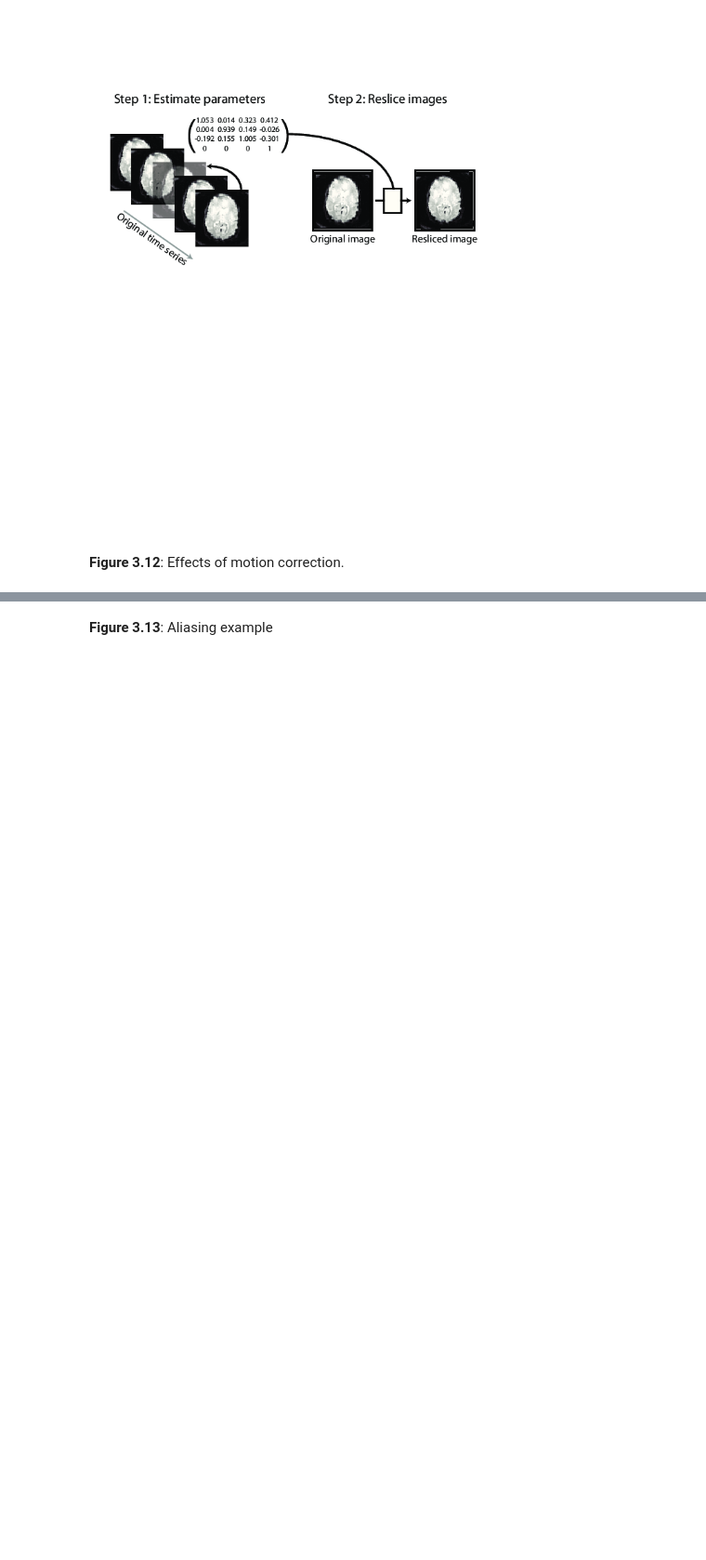
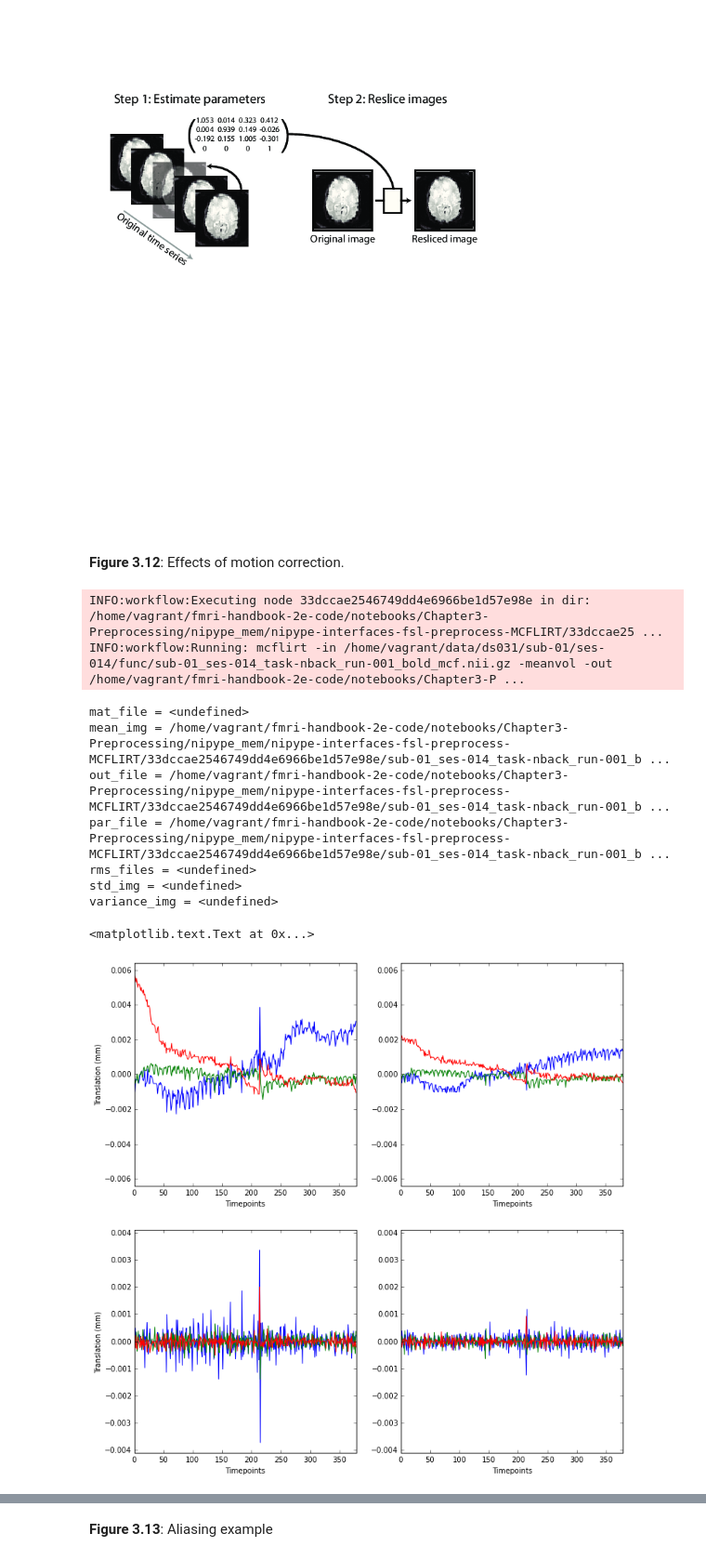
Before and after one commit to poldrack/fmri-handbook-2e-code, a Jupyter notebook: notebooks/Chapter3-Preprocessing/Chapter3-Preprocessing.ipynb, the cells around one changed output, grey strips where cells are left out. Shown at 93% size. Drawn from its saved outputs; the diff is of its cells as text; code cells hidden in the pictures; blank space fills up the shorter version.

```diff
--- a/notebooks/Chapter3-Preprocessing/Chapter3-Preprocessing.ipynb
+++ b/notebooks/Chapter3-Preprocessing/Chapter3-Preprocessing.ipynb
@@ -185,38 +170,50 @@ __Figure 3.12__: Effects of motion correction.
 # %%
 # First need to rerun motion correction on the already-corrected data
 mcflirt_rerun = mem.cache(fsl.MCFLIRT)
-mcflirt_results = mcflirt_rerun(in_file=data['func_motcorr'],
+mcflirt_results = mcflirt_rerun(in_file=config.data['func_mcf'],
                           save_plots=True,
                           mean_vol=True)
 print mcflirt_results.outputs
-motion_params_orig=numpy.loadtxt(data['motionpar'])
+motion_params_orig=numpy.loadtxt(config.data['motionpar'])
 motion_params_rerun=numpy.loadtxt(mcflirt_results.outputs.par_file)
 disp_orig=motion_params_orig[1:,:3]-motion_params_orig[:-1,:3]
 disp_rerun=motion_params_rerun[1:,:3]-motion_params_rerun[:-1,:3]
 
 plt.figure(figsize=(12,12))
 plt.subplot(2,2,1)
 plt.plot(motion_params_orig[:,:3])
 maxabsmot=numpy.max(numpy.abs(motion_params_orig[:,:3]))
 plt.axis([0,motion_params_orig.shape[0],-1.1*maxabsmot,1.1*maxabsmot])
 plt.xlabel('Timepoints')
 plt.ylabel('Translation (mm)')
 
 plt.subplot(2,2,2)
 plt.plot(motion_params_rerun[:,:3])
 plt.axis([0,motion_params_rerun.shape[0],-1.1*maxabsmot,1.1*maxabsmot])
 plt.xlabel('Timepoints')
 
 plt.subplot(2,2,3)
 maxabsdisp=numpy.max(numpy.abs(disp_orig[:,:3]))
 plt.plot(disp_orig[:,:3])
 plt.axis([0,disp_orig.shape[0],-1.1*maxabsdisp,1.1*maxabsdisp])
 plt.xlabel('Timepoints')
 plt.ylabel('Translation (mm)')
 
 plt.subplot(2,2,4)
 plt.plot(disp_rerun[:,:3])
 plt.axis([0,disp_rerun.shape[0],-1.1*maxabsdisp,1.1*maxabsdisp])
 plt.xlabel('Timepoints')
+# %% [output]
+INFO:workflow:Executing node 33dccae2546749dd4e6966be1d57e98e in dir: /home/vagrant/fmri-handbook-2e-code/notebooks/Chapter3-Preprocessing/nipype_mem/nipype-interfaces-fsl-preprocess-MCFLIRT/33dccae25 ...
+INFO:workflow:Running: mcflirt -in /home/vagrant/data/ds031/sub-01/ses-014/func/sub-01_ses-014_task-nback_run-001_bold_mcf.nii.gz -meanvol -out /home/vagrant/fmri-handbook-2e-code/notebooks/Chapter3-P ...
+mat_file = <undefined>
+mean_img = /home/vagrant/fmri-handbook-2e-code/notebooks/Chapter3-Preprocessing/nipype_mem/nipype-interfaces-fsl-preprocess-MCFLIRT/33dccae2546749dd4e6966be1d57e98e/sub-01_ses-014_task-nback_run-001_b ...
+out_file = /home/vagrant/fmri-handbook-2e-code/notebooks/Chapter3-Preprocessing/nipype_mem/nipype-interfaces-fsl-preprocess-MCFLIRT/33dccae2546749dd4e6966be1d57e98e/sub-01_ses-014_task-nback_run-001_b ...
+par_file = /home/vagrant/fmri-handbook-2e-code/notebooks/Chapter3-Preprocessing/nipype_mem/nipype-interfaces-fsl-preprocess-MCFLIRT/33dccae2546749dd4e6966be1d57e98e/sub-01_ses-014_task-nback_run-001_b ...
+rms_files = <undefined>
+std_img = <undefined>
+variance_img = <undefined>
+<matplotlib.text.Text at 0x...>
+[figure, added]
 # %%
 mo = mem.cache(fsl.MotionOutliers)
```
Also changed, not shown: parts of 18 cells of this notebook, 4 other files.
